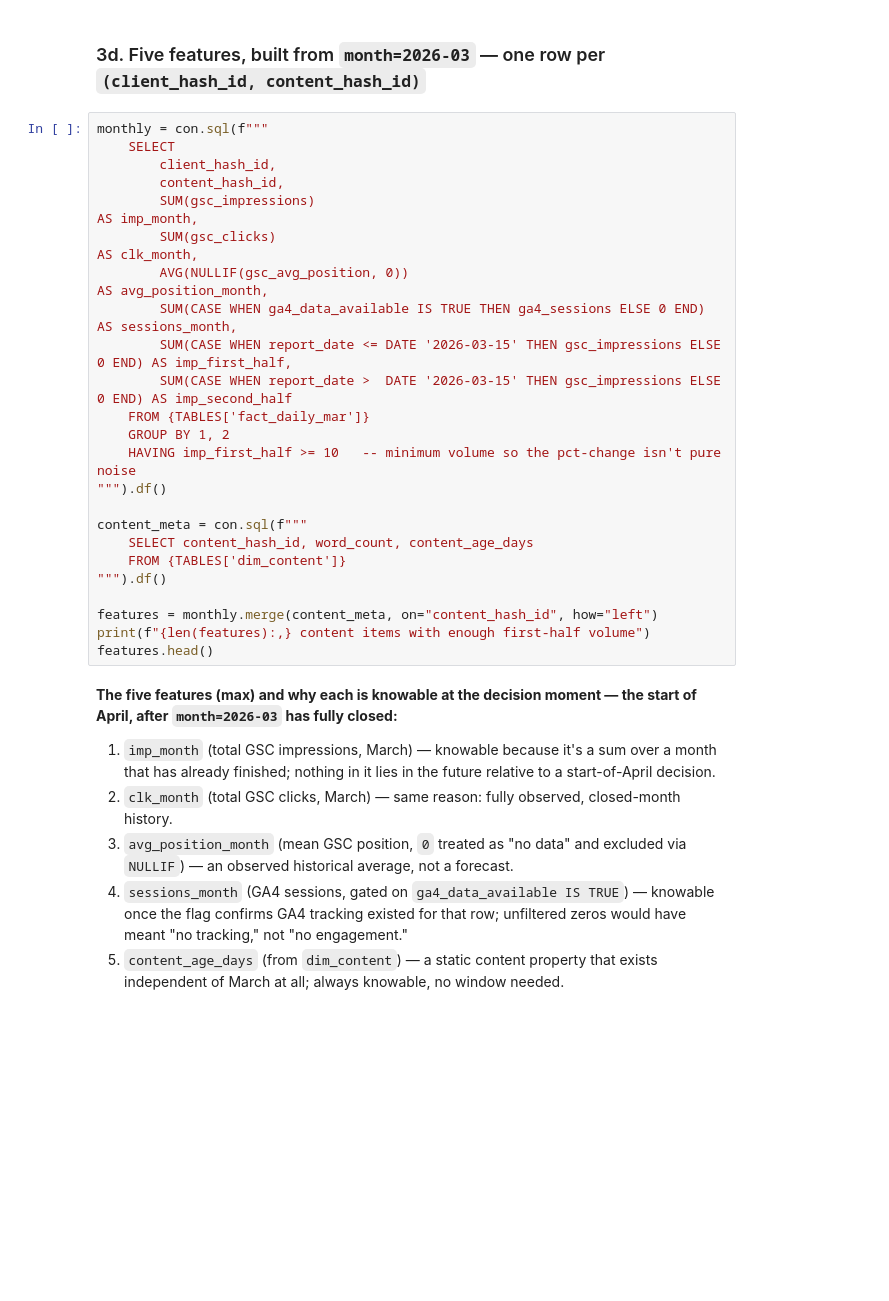
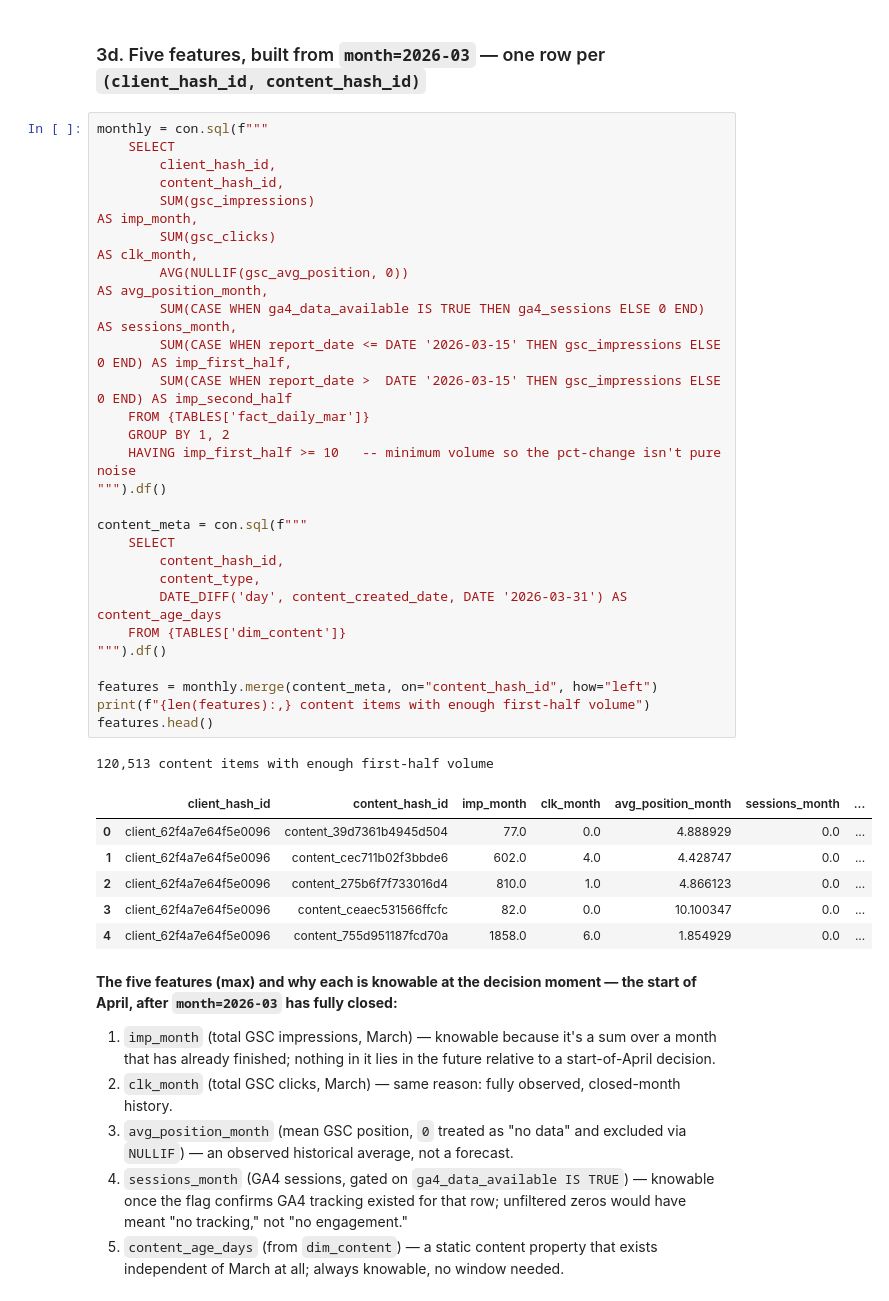
Before and after one commit to fawadwazir/flyrank-Internship, a Jupyter notebook: work/notebooks/w03_data_contract.ipynb, the cells around one changed output. Drawn from its saved outputs; the diff is of its cells as text; blank space fills up the shorter version.

```diff
--- a/work/notebooks/w03_data_contract.ipynb
+++ b/work/notebooks/w03_data_contract.ipynb
@@ -130,27 +143,38 @@ availability
 # %%
 monthly = con.sql(f"""
     SELECT
         client_hash_id,
         content_hash_id,
         SUM(gsc_impressions)                                                      AS imp_month,
         SUM(gsc_clicks)                                                           AS clk_month,
         AVG(NULLIF(gsc_avg_position, 0))                                          AS avg_position_month,
         SUM(CASE WHEN ga4_data_available IS TRUE THEN ga4_sessions ELSE 0 END)    AS sessions_month,
         SUM(CASE WHEN report_date <= DATE '2026-03-15' THEN gsc_impressions ELSE 0 END) AS imp_first_half,
         SUM(CASE WHEN report_date >  DATE '2026-03-15' THEN gsc_impressions ELSE 0 END) AS imp_second_half
     FROM {TABLES['fact_daily_mar']}
     GROUP BY 1, 2
     HAVING imp_first_half >= 10   -- minimum volume so the pct-change isn't pure noise
 """).df()
 
 content_meta = con.sql(f"""
-    SELECT content_hash_id, word_count, content_age_days
+    SELECT
+        content_hash_id,
+        content_type,
+        DATE_DIFF('day', content_created_date, DATE '2026-03-31') AS content_age_days
     FROM {TABLES['dim_content']}
 """).df()
 
 features = monthly.merge(content_meta, on="content_hash_id", how="left")
 print(f"{len(features):,} content items with enough first-half volume")
 features.head()
+# %% [output]
+120,513 content items with enough first-half volume
+|  | client_hash_id | content_hash_id | imp_month | clk_month | avg_position_month | sessions_month | ... |
+| 0 | client_62f4a7e64f5e0096 | content_39d7361b4945d504 | 77.0 | 0.0 | 4.888929 | 0.0 | ... |
+| 1 | client_62f4a7e64f5e0096 | content_cec711b02f3bbde6 | 602.0 | 4.0 | 4.428747 | 0.0 | ... |
+| 2 | client_62f4a7e64f5e0096 | content_275b6f7f733016d4 | 810.0 | 1.0 | 4.866123 | 0.0 | ... |
+| 3 | client_62f4a7e64f5e0096 | content_ceaec531566ffcfc | 82.0 | 0.0 | 10.100347 | 0.0 | ... |
+| 4 | client_62f4a7e64f5e0096 | content_755d951187fcd70a | 1858.0 | 6.0 | 1.854929 | 0.0 | ... |
 # %% [markdown]
 **The five features (max) and why each is knowable at the decision moment — the start of April, after `month=2026-03` has fully closed:**
 
```
Also changed, not shown: parts of 6 cells of this notebook.
